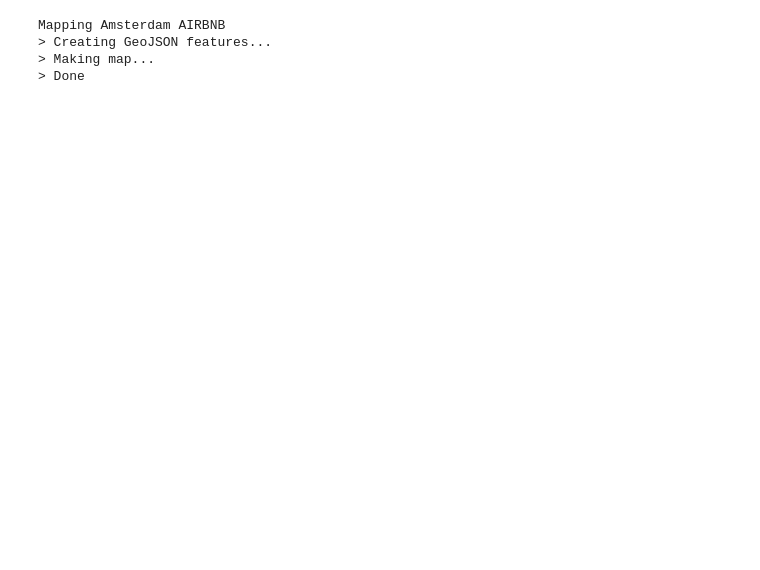
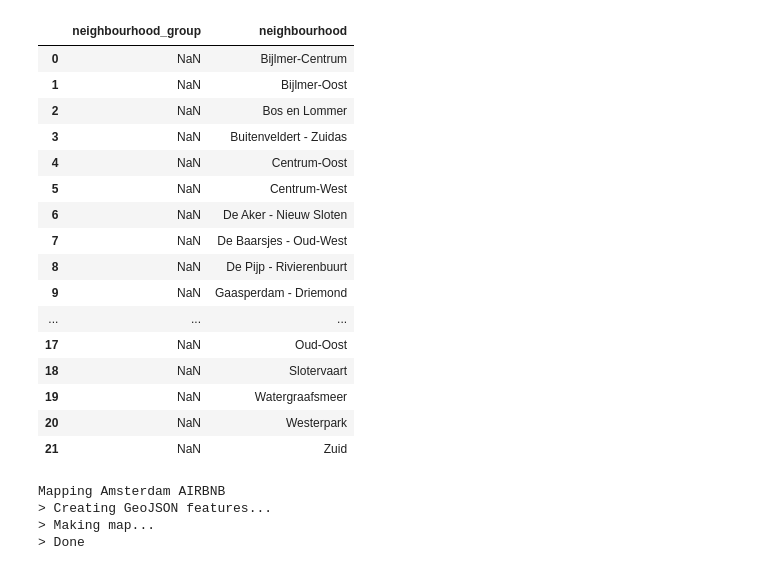
Before and after one commit to vonalven/airbnb_ada_project, a Jupyter notebook: MapMovies.ipynb, the cells around one changed output. Drawn from its saved outputs; the diff is of its cells as text; code cells hidden in the pictures; blank space fills up the shorter version.

```diff
--- a/MapMovies.ipynb
+++ b/MapMovies.ipynb
@@ -19 +16,16 @@ saving_path = '/Volumes/Disk2/Courses MA3/MA3 - ADA/AIRBNB data/Outputs'
+# %%
+# USER SETTINGS:
+
+# use the detailed listings.csv so that first review dates are present
+input_csv_file = '/Volumes/Disk2/Courses MA3/MA3 - ADA/AIRBNB data/DataSet/2019-09-14_Amsterdam_listings_detailed.csv'
+# to display neighbourhoods
+geojson_file = '/Volumes/Disk2/Courses MA3/MA3 - ADA/AIRBNB data/DataSet/NaT_Amsterdam_neighbourhoods.geojson'
+# all the names of the neighbourhoods
+neighbourhoods_file = '/Volumes/Disk2/Courses MA3/MA3 - ADA/AIRBNB data/DataSet/NaT_Amsterdam_neighbourhoods.csv'
+# output .html maps saving destination
+saving_path = '/Volumes/Disk2/Courses MA3/MA3 - ADA/AIRBNB data/Outputs'
+# used later for display, can be a city or the word
+airbnb_location = 'Amsterdam'
+# show Neighbourhoods areas on the map
+displayNeighbourhoods = True
 # %%
@@ -27,6 +45,26 @@ movieData['year'] = movieData.first_review.apply(lambda x: x.split('-')[0]).asty
 movieData = movieData.sort_values(by = 'year', ascending = True)
 
 grouped = movieData.groupby(['year', 'month'])
+# %%
+neighbourhoodsLabels = pd.read_csv(neighbourhoods_file)
+# %% [output]
+|  | neighbourhood_group | neighbourhood |
+| 0 | NaN | Bijlmer-Centrum |
+| 1 | NaN | Bijlmer-Oost |
+| 2 | NaN | Bos en Lommer |
+| 3 | NaN | Buitenveldert - Zuidas |
+| 4 | NaN | Centrum-Oost |
+| 5 | NaN | Centrum-West |
+| 6 | NaN | De Aker - Nieuw Sloten |
+| 7 | NaN | De Baarsjes - Oud-West |
+| 8 | NaN | De Pijp - Rivierenbuurt |
+| 9 | NaN | Gaasperdam - Driemond |
+| ... | ... | ... |
+| 17 | NaN | Oud-Oost |
+| 18 | NaN | Slotervaart |
+| 19 | NaN | Watergraafsmeer |
+| 20 | NaN | Westerpark |
+| 21 | NaN | Zuid |
 # %%
 '''
 for _, data in grouped:
```
Also changed, not shown: parts of 7 cells of this notebook.
